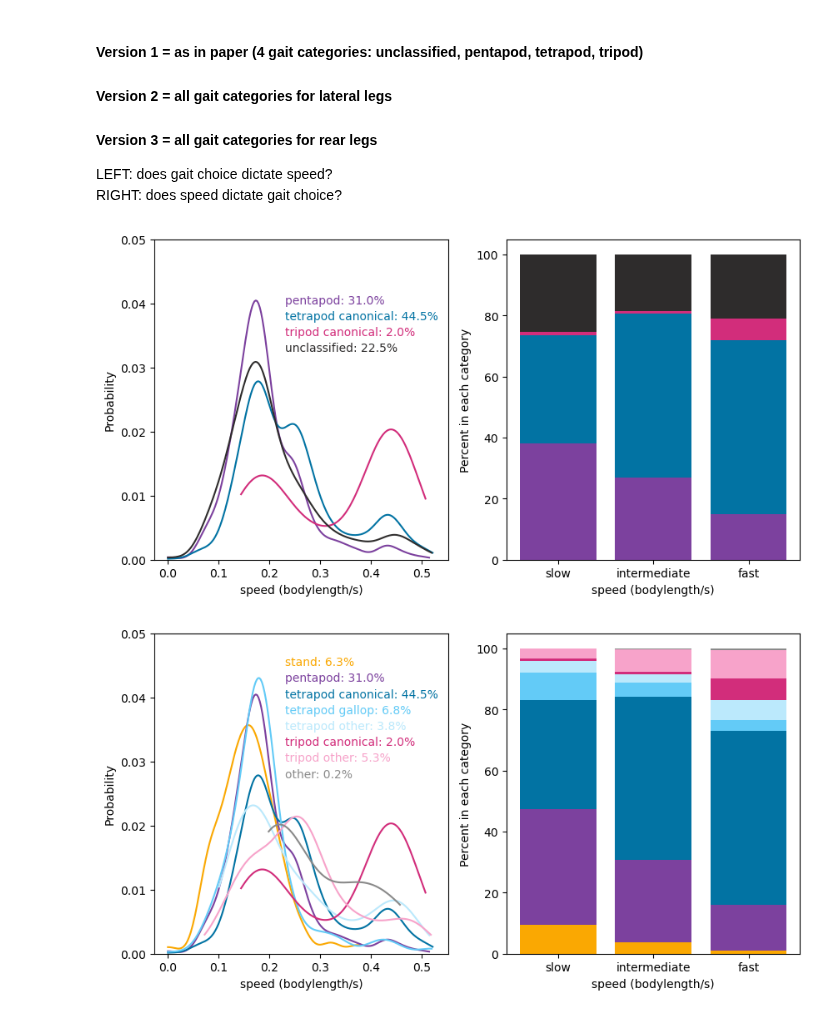
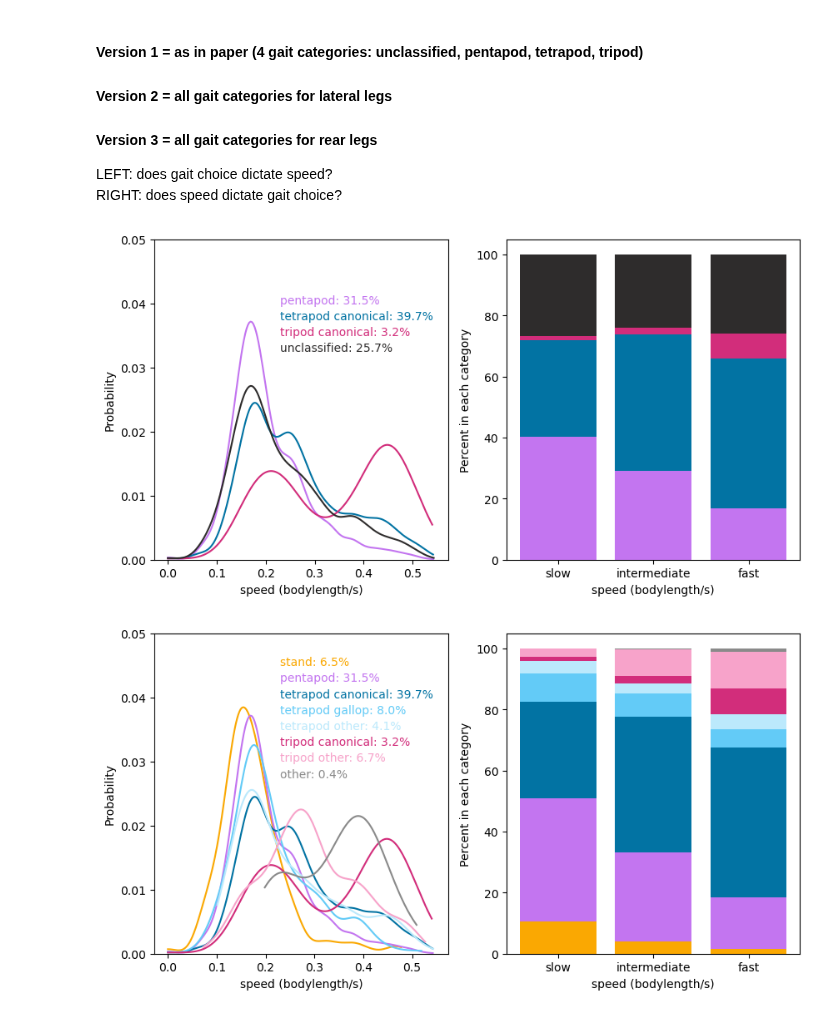
Before and after one commit to enwudz/gait, a Jupyter notebook: Speed and Step Kinematics.ipynb, the cells around one changed output. Drawn from its saved outputs; the diff is of its cells as text; code cells hidden in the pictures.

```diff
--- a/Speed and Step Kinematics.ipynb
+++ b/Speed and Step Kinematics.ipynb
@@ -28,7 +29,7 @@ all_exemplaris_through_9Nov23_combined.xlsx
 iw_9Nov23_exemplaris_inverted_combined.xlsx
 # %%
 # specify the data file
-data_file = 'iw_9Nov23_exemplaris_inverted_combined.xlsx'
+data_file = 'iw_11Dec23_and_9Nov23_15Dec-combined.xlsx'
 # %% [markdown]
 # Nirody Figure 2
 # %% [raw]
@@ -257,7 +257,7 @@ for i, d in enumerate(data_desciptions):
         xcol = speed_col
         ycol = data_cols[i]
         sns.regplot(data=pair_data, x=xcol, y=ycol, ax=ax,
-                    scatter_kws ={'s':5}, color=pair_colors[j], order=2) # lowess=True
+                    scatter_kws ={'s':2}, color=pair_colors[j], order=2) # lowess=True
 
     ax.set_ylabel(d)
     ax.set_xlabel('Walking Speed (µm/s)')
@@ -309,7 +309,7 @@ def speedPartitionPlot(ax, speed_boundaries, category_lists, category_names, col
 
         bottom = 0
         for j,catname in enumerate(category_names):
-            ax2.bar(i,percent_within_partition[j],color=color_dict[catname],bottom=bottom)
+            ax2.bar(i,percent_within_partition[j],color=color_dict[catname.replace(' ','_')],bottom=bottom)
             bottom += percent_within_partition[j]
 
     ax.set_ylabel('Percent in each category')
@@ -343,7 +343,7 @@ def gaitDensityPlot(ax, categories, gaitspeed_df, speed_col, include_unclassifie
 
     for i, catname in enumerate(category_names):
         ax = sns.histplot(category_lists[i], stat='probability', binwidth=0.005, ax=ax, kde=True,
-                          element='step', fill=False, visible=False, color=color_dict[catname],
+                          element='step', fill=False, visible=False, color=color_dict[catname.replace(' ','_')],
                          legend=True, label=catname)
 
     return ax, category_lists, category_names, color_dict
@@ -396,13 +396,13 @@ percents_in_category = [np.round(len(x) * 100 / np.sum([len(x) for x in category
 for i, catname in enumerate(category_names):
     ax1.text(legend_x, legend_maxy-(i*legend_yincrement),
             catname + ': ' + str(percents_in_category[i]) + '%',
-            color=color_dict[catname])
+            color=color_dict[catname.replace(' ','_')])
 ax1.set_xlabel(speed_col)
 ax1.set_ylim([0,0.05])
 
 plt.show()
 # %% [output]
-[figure, old version]
+[figure, new version]
 # %%
 '''
 VERSION 2 = all hexapod gait categories
@@ -426,35 +426,35 @@ f,(ax1,ax2) = plt.subplots(1,2,figsize=(10,5))
 # get LEFT axis
 ax1, category_lists, category_names, color_dict = gaitDensityPlot(ax1, categories, gaitspeed_df, speed_col, include_unclassified)
 
 '''
 RIGHT = % in each gait in speed categories low, medium, high
 '''
 # all_speeds = []
 # for speed_vals in category_lists:
 #     all_speeds.extend(speed_vals)
 # plot distribution of different speeds?
 # ax2 = sns.histplot(all_speeds, binwidth = 0.01, ax=ax2)
 
 # partition speeds into three groups: low, medium, high
 speed_boundaries = [0,0.2,0.3,1]
 ax2 = speedPartitionPlot(ax2, speed_boundaries, category_lists, category_names, color_dict)
 
 # fake legend for left plot
 legend_maxy = 0.045
 legend_yincrement = 0.0025
 legend_x = 0.23
 # how many are in each gait category
 percents_in_category = [np.round(len(x) * 100 / np.sum([len(x) for x in category_lists]),1) for x in category_lists]
 for i, catname in enumerate(category_names):
     ax1.text(legend_x, legend_maxy-(i*legend_yincrement),
             catname + ': ' + str(percents_in_category[i]) + '%',
-            color=color_dict[catname])
+            color=color_dict[catname.replace(' ','_')])
 ax1.set_xlabel(speed_col)
 ax1.set_ylim([0,0.05])
 
 plt.show()
 # %% [output]
-[figure, old version]
+[figure, new version]
 # %%
 '''
 VERSION 3 = rear legs
```
Also changed, not shown: parts of 7 cells of this notebook, 1 other file.
